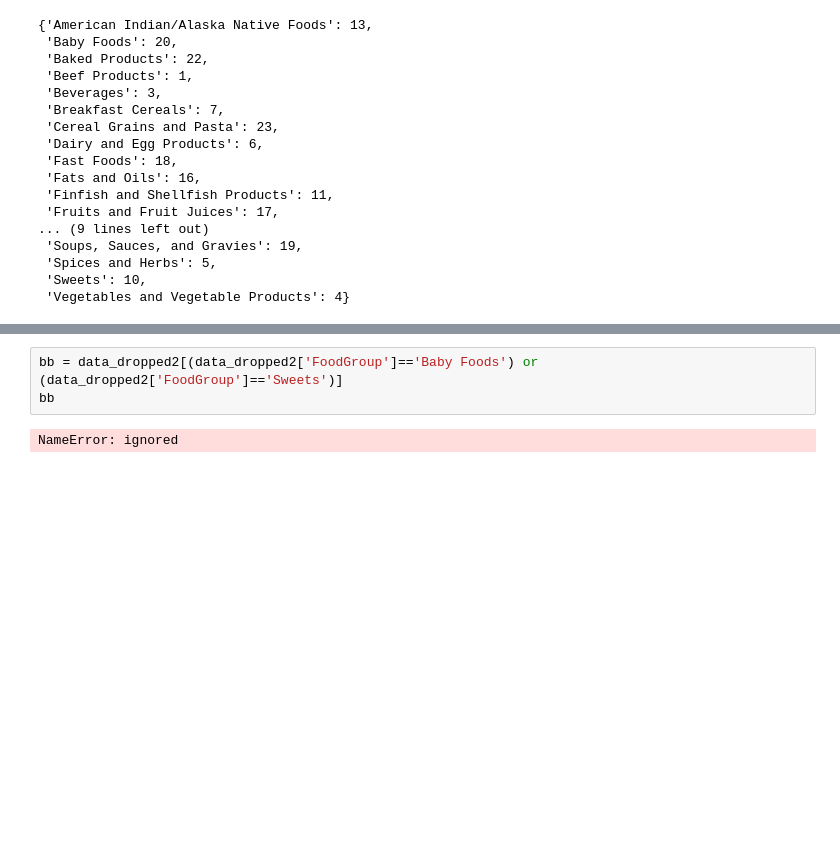
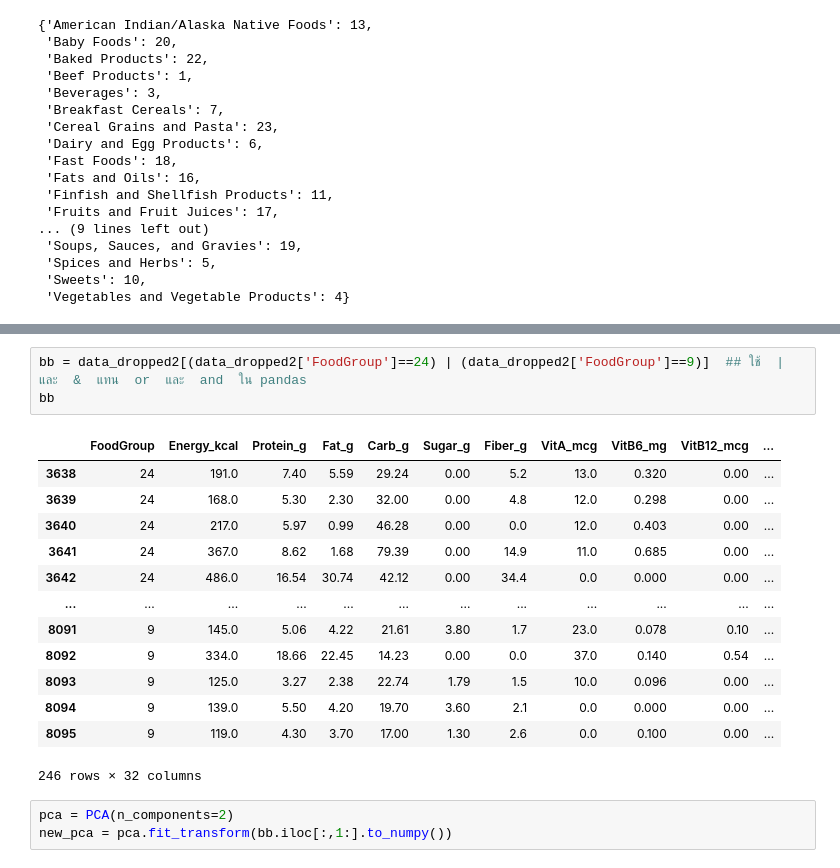
Before and after one commit to 623020514-5/multivariate, a Jupyter notebook: PCA_Example.ipynb, the cells around one changed output, grey strips where cells are left out. Saved outputs shown, nothing was run; the diff lists cells and outputs as text; blank space fills up the shorter version.

```diff
--- a/PCA_Example.ipynb
+++ b/PCA_Example.ipynb
@@ -291,5 +403,20 @@ NameError: ignored
 # %%
-bb = data_dropped2[(data_dropped2['FoodGroup']=='Baby Foods') or (data_dropped2['FoodGroup']=='Sweets')]
+bb = data_dropped2[(data_dropped2['FoodGroup']==24) | (data_dropped2['FoodGroup']==9)]  ## ใช้  | และ  &  แทน  or  และ  and  ใน pandas
 bb
 # %% [output]
+|  | FoodGroup | Energy_kcal | Protein_g | Fat_g | Carb_g | Sugar_g | Fiber_g | VitA_mcg | VitB6_mg | VitB12_mcg | ... |
+| 3638 | 24 | 191.0 | 7.40 | 5.59 | 29.24 | 0.00 | 5.2 | 13.0 | 0.320 | 0.00 | ... |
+| 3639 | 24 | 168.0 | 5.30 | 2.30 | 32.00 | 0.00 | 4.8 | 12.0 | 0.298 | 0.00 | ... |
+| 3640 | 24 | 217.0 | 5.97 | 0.99 | 46.28 | 0.00 | 0.0 | 12.0 | 0.403 | 0.00 | ... |
+| 3641 | 24 | 367.0 | 8.62 | 1.68 | 79.39 | 0.00 | 14.9 | 11.0 | 0.685 | 0.00 | ... |
+| 3642 | 24 | 486.0 | 16.54 | 30.74 | 42.12 | 0.00 | 34.4 | 0.0 | 0.000 | 0.00 | ... |
+| ... | ... | ... | ... | ... | ... | ... | ... | ... | ... | ... | ... |
+| 8091 | 9 | 145.0 | 5.06 | 4.22 | 21.61 | 3.80 | 1.7 | 23.0 | 0.078 | 0.10 | ... |
+| 8092 | 9 | 334.0 | 18.66 | 22.45 | 14.23 | 0.00 | 0.0 | 37.0 | 0.140 | 0.54 | ... |
+| 8093 | 9 | 125.0 | 3.27 | 2.38 | 22.74 | 1.79 | 1.5 | 10.0 | 0.096 | 0.00 | ... |
+| 8094 | 9 | 139.0 | 5.50 | 4.20 | 19.70 | 3.60 | 2.1 | 0.0 | 0.000 | 0.00 | ... |
+| 8095 | 9 | 119.0 | 4.30 | 3.70 | 17.00 | 1.30 | 2.6 | 0.0 | 0.100 | 0.00 | ... |
-NameError: ignored
+246 rows × 32 columns
+# %%
+pca = PCA(n_components=2)
+new_pca = pca.fit_transform(bb.iloc[:,1:].to_numpy())
```
Also changed, not shown: parts of 26 cells of this notebook.
